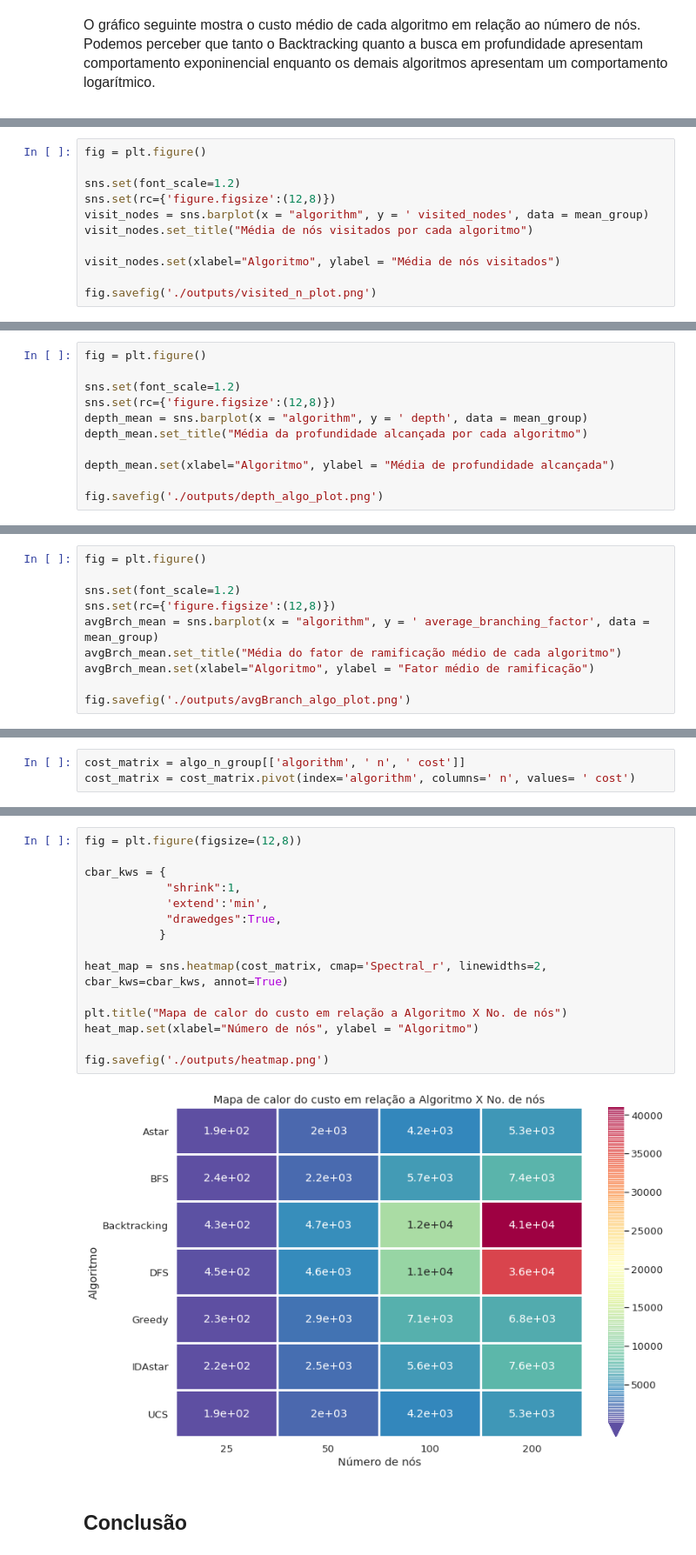
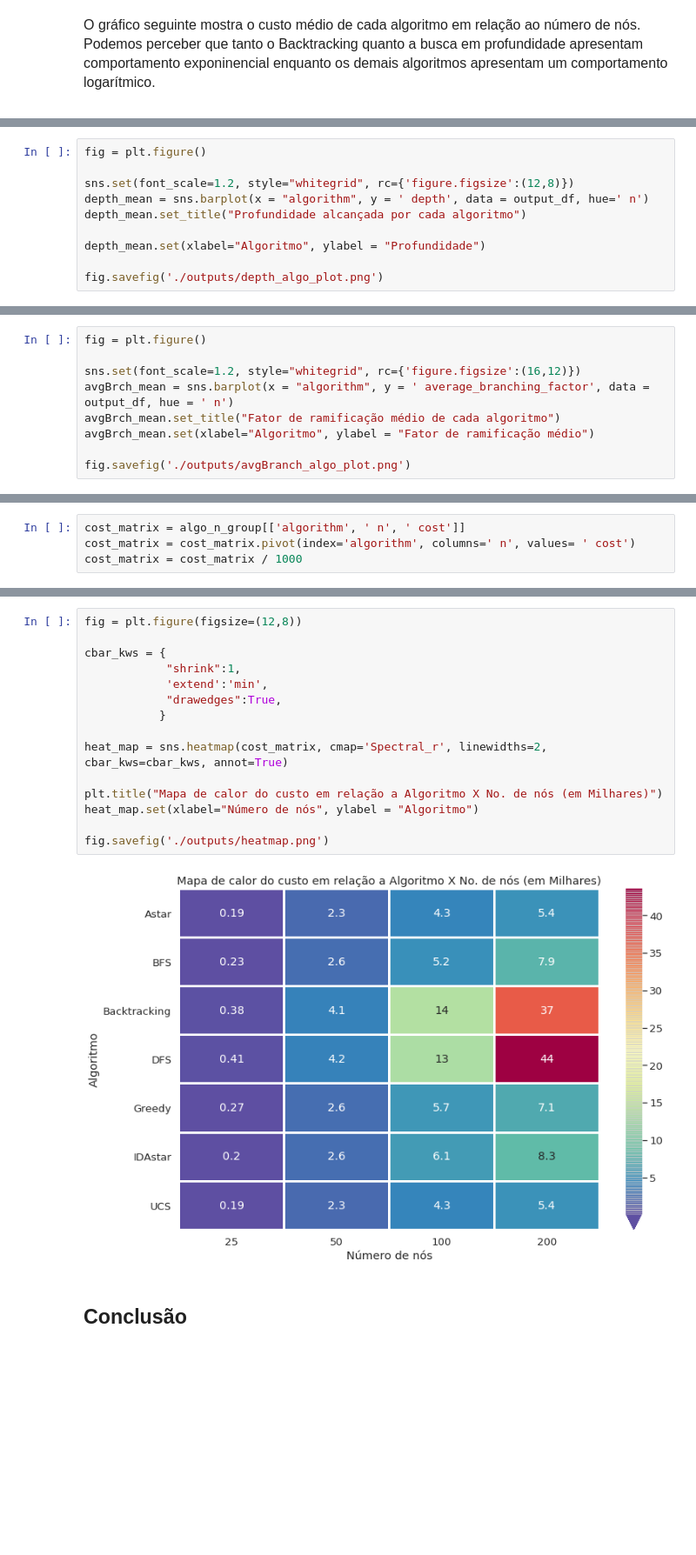
Before and after one commit to magalhaesdavi/pathfinding-algorithms, a Jupyter notebook: notebooks/Relatorio_IA.ipynb, the cells around one changed output, grey strips where cells are left out. Shown: that part at 87% size. Saved outputs shown, nothing was run; the diff lists cells and outputs as text; blank space fills up the shorter version.

```diff
--- a/notebooks/Relatorio_IA.ipynb
+++ b/notebooks/Relatorio_IA.ipynb
@@ -266,12 +397,11 @@ fig.savefig('./outputs/expanded_algo_plot.png')
 # %%
 fig = plt.figure()
 
-sns.set(font_scale=1.2)
-sns.set(rc={'figure.figsize':(12,8)})
-visit_nodes = sns.barplot(x = "algorithm", y = ' visited_nodes', data = mean_group)
-visit_nodes.set_title("Média de nós visitados por cada algoritmo")
+sns.set(font_scale=1.2, style="whitegrid", rc={'figure.figsize':(12,8)})
+depth_mean = sns.barplot(x = "algorithm", y = ' depth', data = output_df, hue=' n')
+depth_mean.set_title("Profundidade alcançada por cada algoritmo")
 
-visit_nodes.set(xlabel="Algoritmo", ylabel = "Média de nós visitados")
+depth_mean.set(xlabel="Algoritmo", ylabel = "Profundidade")
 
-fig.savefig('./outputs/visited_n_plot.png')
+fig.savefig('./outputs/depth_algo_plot.png')
 # %% [output]
@@ -279,12 +418,10 @@ fig.savefig('./outputs/visited_n_plot.png')
 # %%
 fig = plt.figure()
 
-sns.set(font_scale=1.2)
-sns.set(rc={'figure.figsize':(12,8)})
-depth_mean = sns.barplot(x = "algorithm", y = ' depth', data = mean_group)
-depth_mean.set_title("Média da profundidade alcançada por cada algoritmo")
+sns.set(font_scale=1.2, style="whitegrid", rc={'figure.figsize':(16,12)})
+avgBrch_mean = sns.barplot(x = "algorithm", y = ' average_branching_factor', data = output_df, hue = ' n')
+avgBrch_mean.set_title("Fator de ramificação médio de cada algoritmo")
+avgBrch_mean.set(xlabel="Algoritmo", ylabel = "Fator de ramificação médio")
 
-depth_mean.set(xlabel="Algoritmo", ylabel = "Média de profundidade alcançada")
-
-fig.savefig('./outputs/depth_algo_plot.png')
+fig.savefig('./outputs/avgBranch_algo_plot.png')
 # %% [output]
@@ -292,10 +428,0 @@ fig.savefig('./outputs/depth_algo_plot.png')
-# %%
-fig = plt.figure()
-
-sns.set(font_scale=1.2)
-sns.set(rc={'figure.figsize':(12,8)})
-avgBrch_mean = sns.barplot(x = "algorithm", y = ' average_branching_factor', data = mean_group)
-avgBrch_mean.set_title("Média do fator de ramificação médio de cada algoritmo")
-avgBrch_mean.set(xlabel="Algoritmo", ylabel = "Fator médio de ramificação")
-
-fig.savefig('./outputs/avgBranch_algo_plot.png')
@@ -304,3 +429,4 @@ fig.savefig('./outputs/avgBranch_algo_plot.png')
 # %%
 cost_matrix = algo_n_group[['algorithm', ' n', ' cost']]
 cost_matrix = cost_matrix.pivot(index='algorithm', columns=' n', values= ' cost')
+cost_matrix = cost_matrix / 1000
@@ -307,19 +442,19 @@ cost_matrix = cost_matrix.pivot(index='algorithm', columns=' n', values= ' cost'
 # %%
 fig = plt.figure(figsize=(12,8))
 
 cbar_kws = {
             "shrink":1,
             'extend':'min',
             "drawedges":True,
            }
 
 heat_map = sns.heatmap(cost_matrix, cmap='Spectral_r', linewidths=2, cbar_kws=cbar_kws, annot=True)
 
-plt.title("Mapa de calor do custo em relação a Algoritmo X No. de nós")
+plt.title("Mapa de calor do custo em relação a Algoritmo X No. de nós (em Milhares)")
 heat_map.set(xlabel="Número de nós", ylabel = "Algoritmo")
 
 fig.savefig('./outputs/heatmap.png')
 # %% [output]
-[figure, old version]
+[figure, new version]
 # %% [markdown]
 ## Conclusão
```
Also changed, not shown: parts of 25 cells of this notebook, 1 other file.
